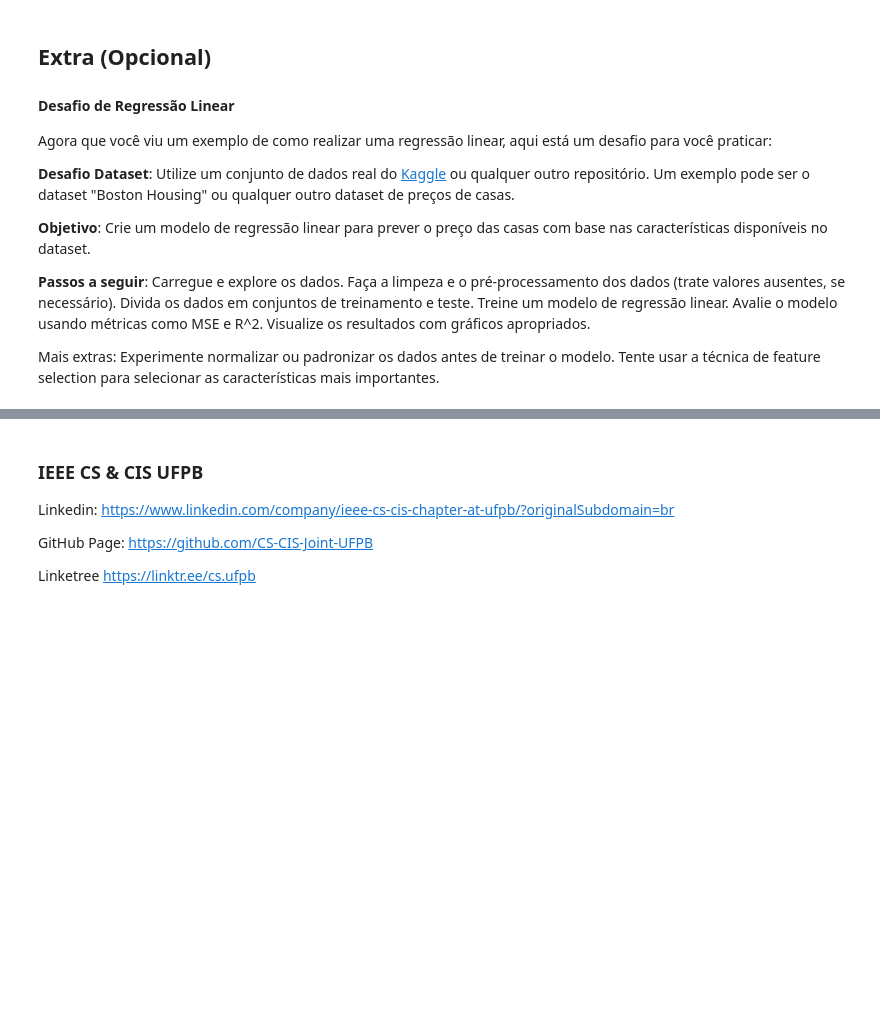
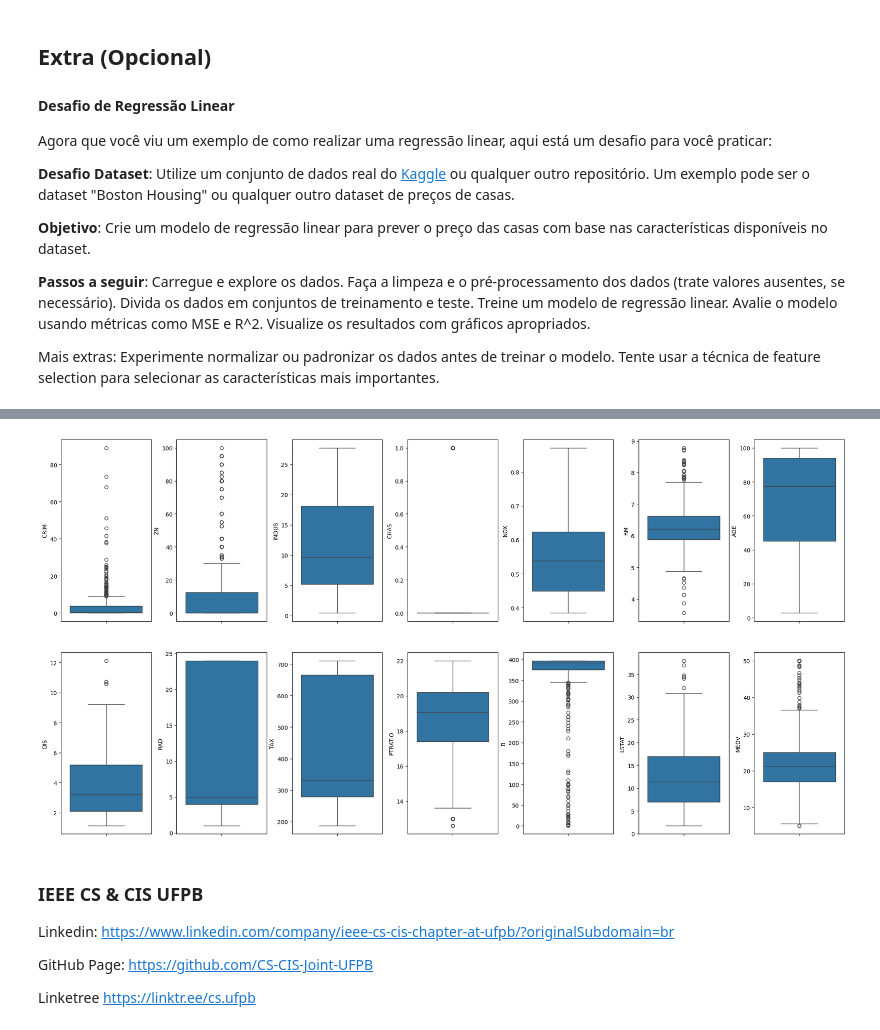
Before and after one commit to thiagoneye/ieee-ai_academy, a Jupyter notebook: first_notebook.ipynb, the cells around one changed output, grey strips where cells are left out. Saved outputs shown, nothing was run; the diff lists cells and outputs as text; code cells hidden in the pictures; blank space fills up the shorter version.

```diff
--- a/first_notebook.ipynb
+++ b/first_notebook.ipynb
@@ -883,3 +1072,14 @@ Tente usar a técnica de feature selection para selecionar as características m
+# %%
+# Plot of Boxplots
+fig, axs = plt.subplots(ncols=7, nrows=2, figsize=(20, 10))
+index = 0
+axs = axs.flatten()
+for k,v in df.items():
+    sns.boxplot(y=k, data=df, ax=axs[index])
+    index += 1
+plt.tight_layout(pad=0.4, w_pad=0.5, h_pad=5.0)
+# %% [output]
+[figure, added]
 # %% [markdown]
 ### IEEE CS & CIS UFPB
 
```
Also changed, not shown: parts of 22 cells of this notebook, 3 other files.
